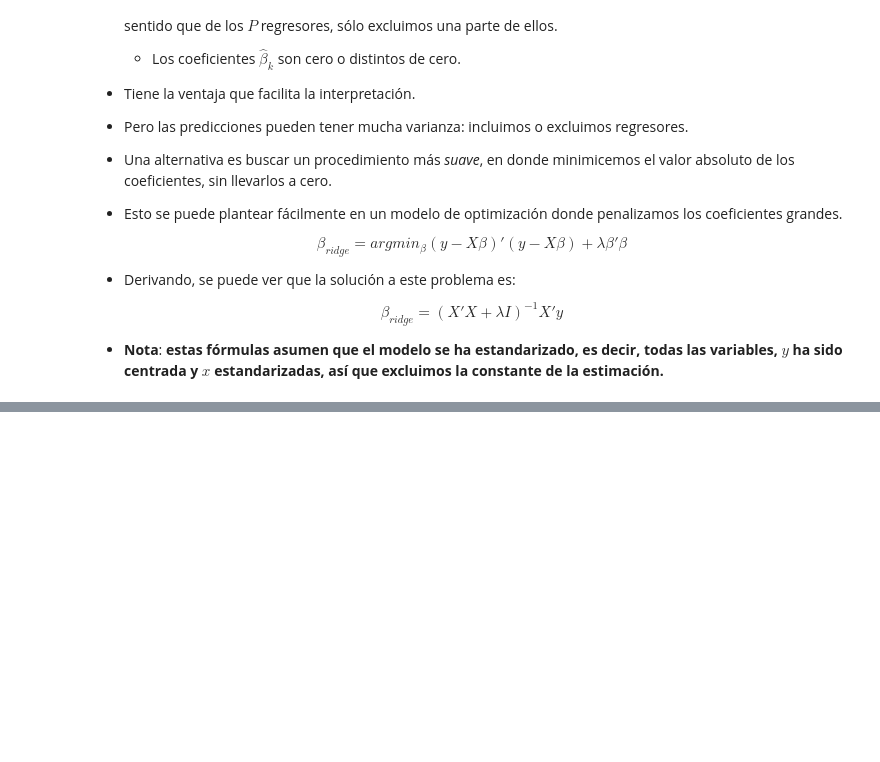
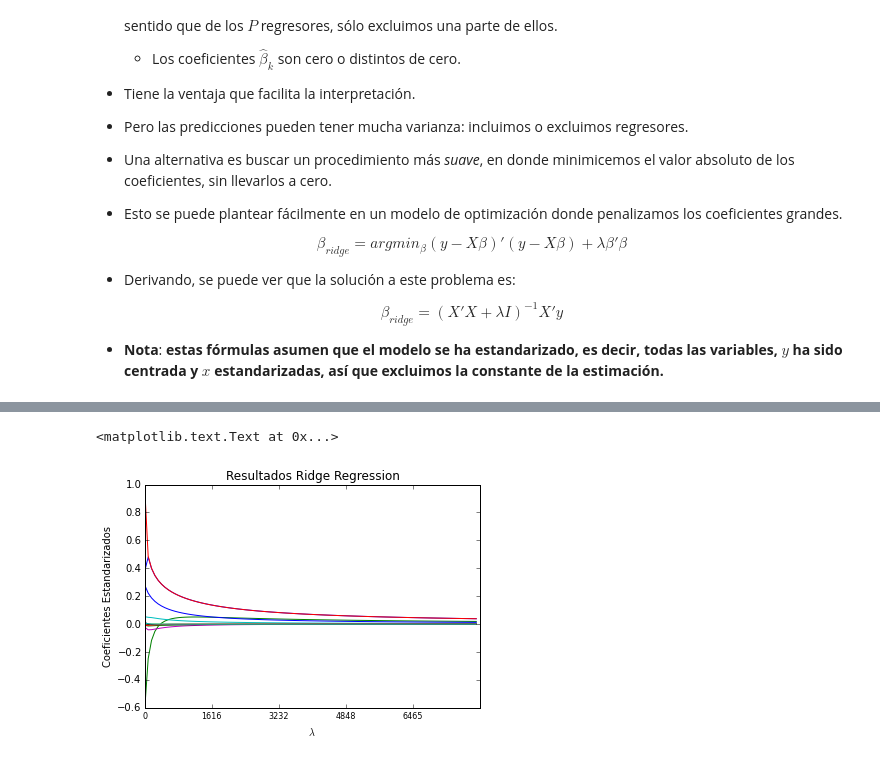
Before and after one commit to dvaughan79/New_CIDE_Analytics, a Jupyter notebook: 7_ModelosLineales.ipynb, the cells around one changed output, grey strips where cells are left out. Drawn from its saved outputs; the diff is of its cells as text; code cells hidden in the pictures; blank space fills up the shorter version.

```diff
--- a/7_ModelosLineales.ipynb
+++ b/7_ModelosLineales.ipynb
@@ -864,0 +1011,11 @@ $$
+# %%
+# Ejemplo: lambda = 1
+lambda_ridge = 1.0
+prechol = np.dot(prex_std.T,prex_std) + lambda_ridge*np.eye(11)
+xty    = np.dot(prex_std.T,yy_std)
+beta_ridge = np.dot(np.linalg.inv(prechol),xty)
+print pd.DataFrame(beta_ridge, index= labs_x)
+# PREGUNTA: Cómo se interpretan estos coeficientes estandarizados?
+
+# guardémoslos para compararlos con otros que estimaremos a continuación
+ridge_nuestros = pd.DataFrame(beta_ridge, index= labs_x, columns=['Nuestros'])
@@ -864,0 +1049,10 @@ $$
+# %%
+# importemos el método
+from sklearn.linear_model import Ridge
+# llamemos el método, con alpha = 1.0
+clf = Ridge(alpha=1.0)
+# Ajustemos el modelo
+clf.fit(prex_std, yy_std)
+# imprimamos los coeficientes estimados
+coef_scikit = pd.DataFrame(clf.coef_.T, index= labs_x, columns=['Scikit_Learn'])
+pd.concat((coef_scikit, ridge_nuestros),axis=1)
@@ -864,0 +1072,25 @@ $$
+# %%
+# Miremos cómo cambian los coeficientes con distintos lambdas
+prex_con = prex_std.copy()
+
+LL = 100
+Llin = np.linspace(0,8000,LL)
+Beta_ridge    = np.zeros((LL,11))
+counter = 0
+for lamb in Llin:
+    # primero la matriz
+    xlamb  = np.dot(prex_con.T,prex_con) + lamb*np.eye(11)
+    # Ahora obtengamos la descomposición de cholesky:
+    xty    = np.dot(prex_con.T,yy_std)
+    beta_l   = np.linalg.lstsq(xlamb, xty)[0]
+    Beta_ridge[counter,:] = beta_l.flatten()
+    counter +=1
+
+plt.plot(np.arange(LL),Beta_ridge)
+plt.xticks(np.arange(100)[::20],np.round(Llin[::20],decimals=0).astype('int'), fontsize=8)
+plt.xlabel('$\lambda$')
+plt.ylabel('Coeficientes Estandarizados')
+plt.title('Resultados Ridge Regression')
+# %% [output]
+<matplotlib.text.Text at 0x...>
+[figure, added]
```
Also changed, not shown: parts of 33 cells of this notebook, 3 other files.
